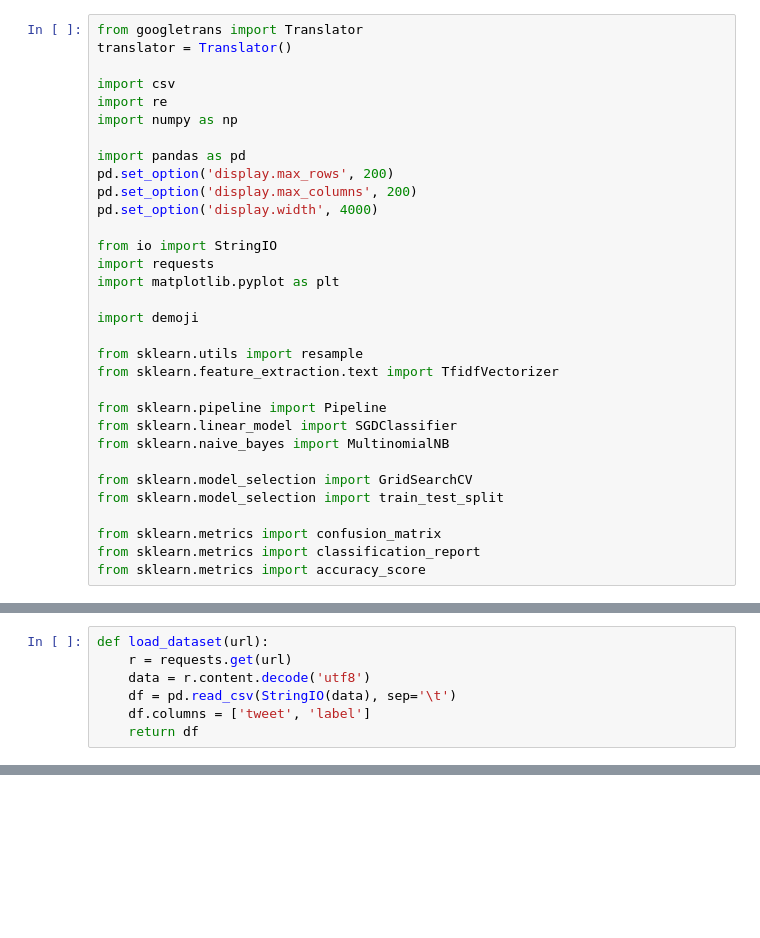
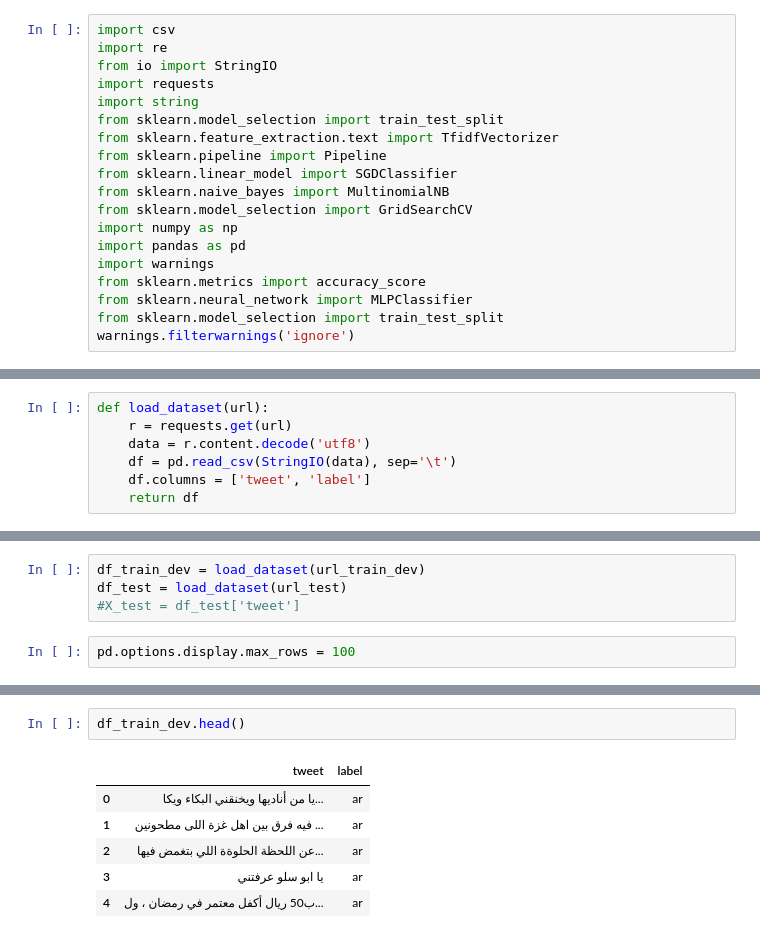
Before and after one commit to jan-kreischer/UZH_ML4NLP, a Jupyter notebook: Project-01/ex01_mlp_jan.ipynb, the cells around one changed output, grey strips where cells are left out. Cells and saved outputs as stored; diff of their text form; blank space fills up the shorter version.

```diff
--- a/Project-01/ex01_mlp_jan.ipynb
+++ b/Project-01/ex01_mlp_jan.ipynb
@@ -36,32 +5,19 @@ Successfully installed googletrans-4.0.0rc1 h11-0.9.0 h2-3.2.0 hpack-3.0.0 hstsp
 # %%
-from googletrans import Translator
-translator = Translator()
-
 import csv
 import re
-import numpy as np
-
-import pandas as pd
-pd.set_option('display.max_rows', 200)
-pd.set_option('display.max_columns', 200)
-pd.set_option('display.width', 4000)
-
 from io import StringIO
 import requests
-import matplotlib.pyplot as plt
-
-import demoji
-
-from sklearn.utils import resample
+import string
+from sklearn.model_selection import train_test_split
 from sklearn.feature_extraction.text import TfidfVectorizer
-
 from sklearn.pipeline import Pipeline
 from sklearn.linear_model import SGDClassifier
 from sklearn.naive_bayes import MultinomialNB
-
 from sklearn.model_selection import GridSearchCV
+import numpy as np
+import pandas as pd
+import warnings
+from sklearn.metrics import accuracy_score
+from sklearn.neural_network import MLPClassifier
 from sklearn.model_selection import train_test_split
-
-from sklearn.metrics import confusion_matrix
-from sklearn.metrics import classification_report
-from sklearn.metrics import accuracy_score
+warnings.filterwarnings('ignore')
@@ -478,0 +36,6 @@ NameError: ignored
+# %%
+df_train_dev = load_dataset(url_train_dev)
+df_test = load_dataset(url_test)
+#X_test = df_test['tweet']
+# %%
+pd.options.display.max_rows = 100
@@ -478,0 +56,9 @@ NameError: ignored
+# %%
+df_train_dev.head()
+# %% [output]
+|  | tweet | label |
+| 0 | يا من أناديها ويخنقني البكاء ويكا... | ar |
+| 1 | فيه فرق بين اهل غزة اللى مطحونين ... | ar |
+| 2 | ﻋﻦ ﺍﻟﻠﺤﻈﺔ اﻟﺤﻠﻮﺓﺓ ﺍﻟﻠﻲ ﺑﺘﻐﻤﺾ ﻓﻴﻬﺎ... | ar |
+| 3 | يا ابو سلو عرفتني | ar |
+| 4 | ب50 ريال أكفل معتمر في رمضان ، ول... | ar |
```
Also changed, not shown: parts of 93 cells of this notebook.
